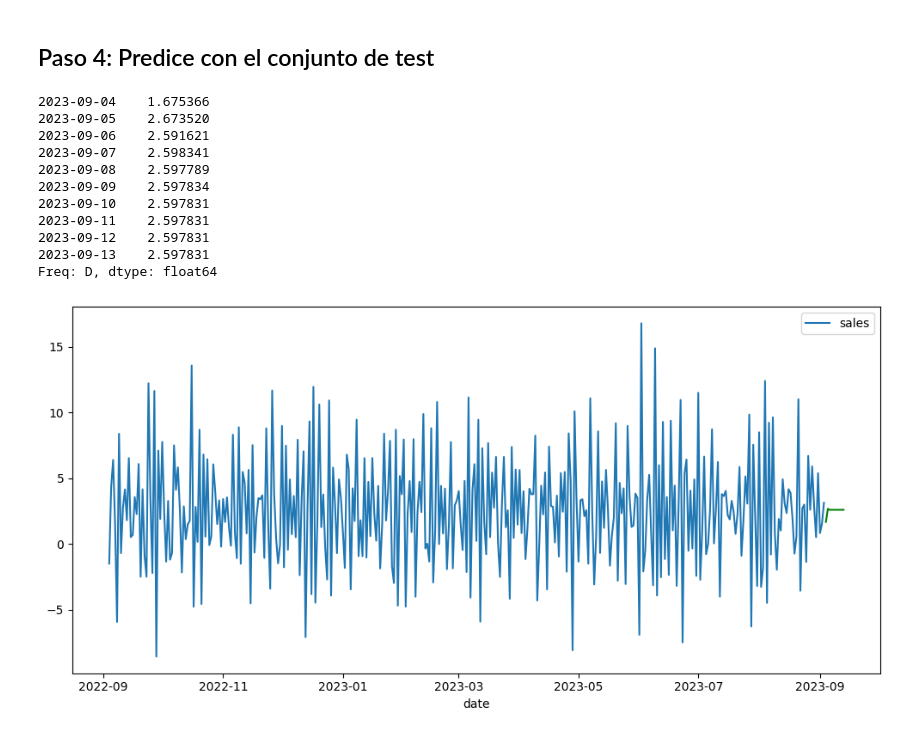
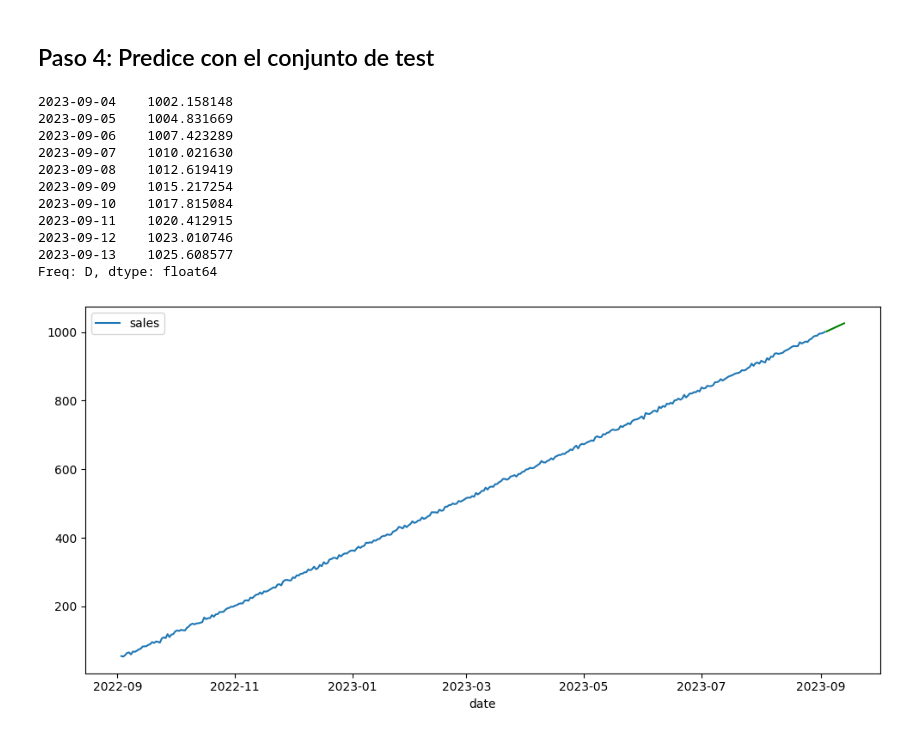
Before and after one commit to 4GeeksAcademy/Alternative-Time-Series-Forecasting-BBRH, a Jupyter notebook: src/alternative_time_series_forecasting_explore.ipynb, the cells around one changed output. Saved outputs shown, nothing was run; the diff lists cells and outputs as text; code cells hidden in the pictures.

```diff
--- a/src/alternative_time_series_forecasting_explore.ipynb
+++ b/src/alternative_time_series_forecasting_explore.ipynb
@@ -220,6 +253,6 @@ Con el test Dickey-Fuller se puede comprobar p-value es mucho menor de 0.05, por
 # %%
 from pmdarima import auto_arima
 
-model = auto_arima(df_stationary, seasonal = True, trace = True, m = 12)
+model = auto_arima(df, seasonal=True, m=12, trace=True)
 # %% [output]
 Performing stepwise search to minimize aic
@@ -264,30 +296,30 @@ Warnings:
 # %% [markdown]
 ## Paso 4: Predice con el conjunto de test
 # %%
-forecast = model.predict(10)
+forecast = model.predict(n_periods=10)
 forecast
 # %% [output]
-2023-09-04    1.675366
-2023-09-05    2.673520
-2023-09-06    2.591621
-2023-09-07    2.598341
-2023-09-08    2.597789
-2023-09-09    2.597834
-2023-09-10    2.597831
-2023-09-11    2.597831
-2023-09-12    2.597831
-2023-09-13    2.597831
+2023-09-04    1002.158148
+2023-09-05    1004.831669
+2023-09-06    1007.423289
+2023-09-07    1010.021630
+2023-09-08    1012.619419
+2023-09-09    1015.217254
+2023-09-10    1017.815084
+2023-09-11    1020.412915
+2023-09-12    1023.010746
+2023-09-13    1025.608577
 Freq: D, dtype: float64
 # %%
 import matplotlib.pyplot as plt
 
 fig, axis = plt.subplots(figsize = (10, 5))
 
-sns.lineplot(data = df_stationary)
+sns.lineplot(data = df)
 sns.lineplot(data = forecast, c = "green")
 
 plt.tight_layout()
 
 plt.show()
 # %% [output]
-[figure, old version]
+[figure, new version]
```
Also changed, not shown: parts of 6 cells of this notebook.
